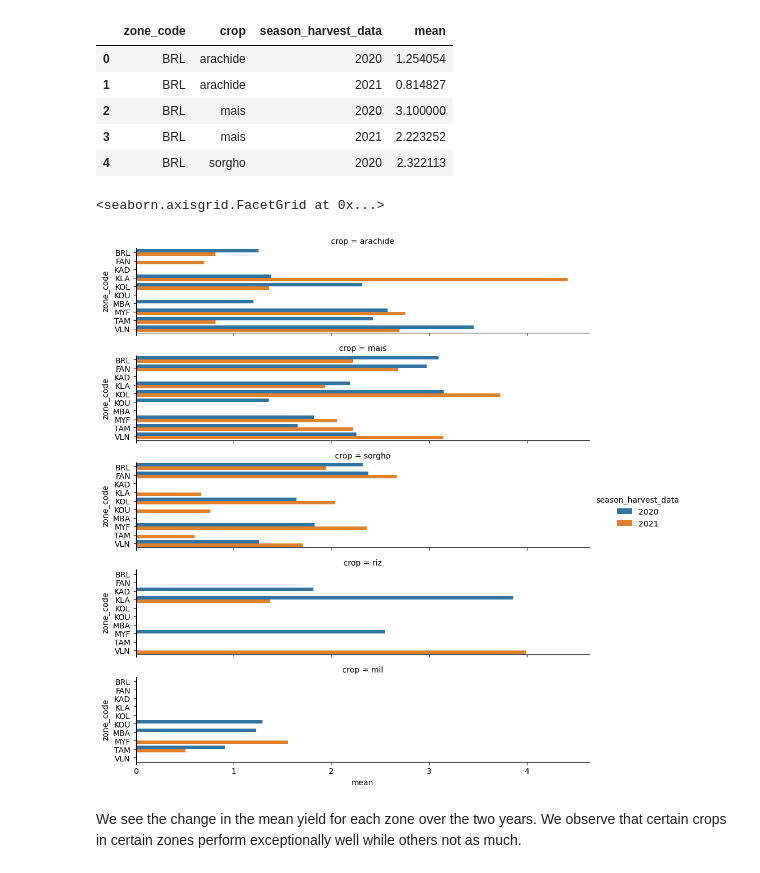
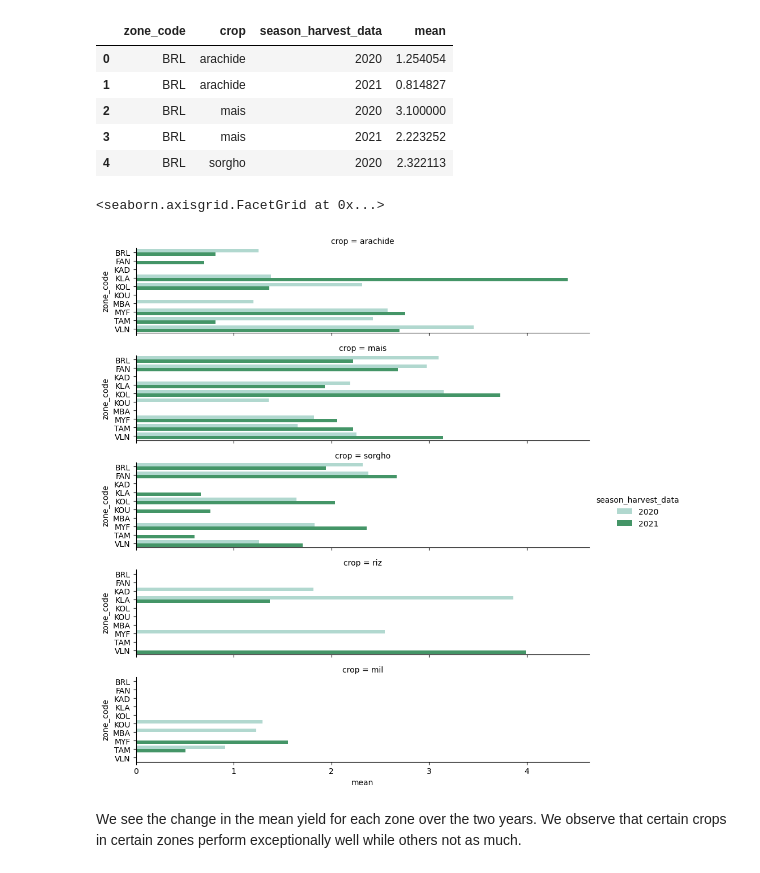
Before and after one commit to soltaniehha/Intro-to-Data-Analytics, a Jupyter notebook: docs/team-projects/2022/B2-Analyzing-Clients’-Yields-to-Understand-myAgro’s-Sales-Pattern.ipynb, the cells around one changed output. Drawn from its saved outputs; the diff is of its cells as text; code cells hidden in the pictures.

```diff
--- a/docs/team-projects/2022/B2-Analyzing-Clients’-Yields-to-Understand-myAgro’s-Sales-Pattern .ipynb
+++ b/docs/team-projects/2022/B2-Analyzing-Clients’-Yields-to-Understand-myAgro’s-Sales-Pattern.ipynb
@@ -844,10 +846,10 @@ df_10zones_yield.head()
 | 3 | BRL | mais | 2021 | 2.223252 |
 | 4 | BRL | sorgho | 2020 | 2.322113 |
 # %%
-sns.catplot(y='zone_code', x="mean", row="crop", kind="bar", hue ='season_harvest_data', data=df_10zones_yield, height=2, aspect=4.5, orient='h')
+sns.catplot(y='zone_code', x="mean", row="crop", kind="bar", hue ='season_harvest_data', palette= 'BuGn', data=df_10zones_yield, height=2, aspect=4.5, orient='h')
 # %% [output]
 <seaborn.axisgrid.FacetGrid at 0x...>
-[figure, old version]
+[figure, new version]
 # %% [markdown]
 We see the change in the mean yield for each zone over the two years.
 We observe that certain crops in certain zones perform exceptionally well while others not as much.
```
Also changed, not shown: parts of 5 cells of this notebook.
